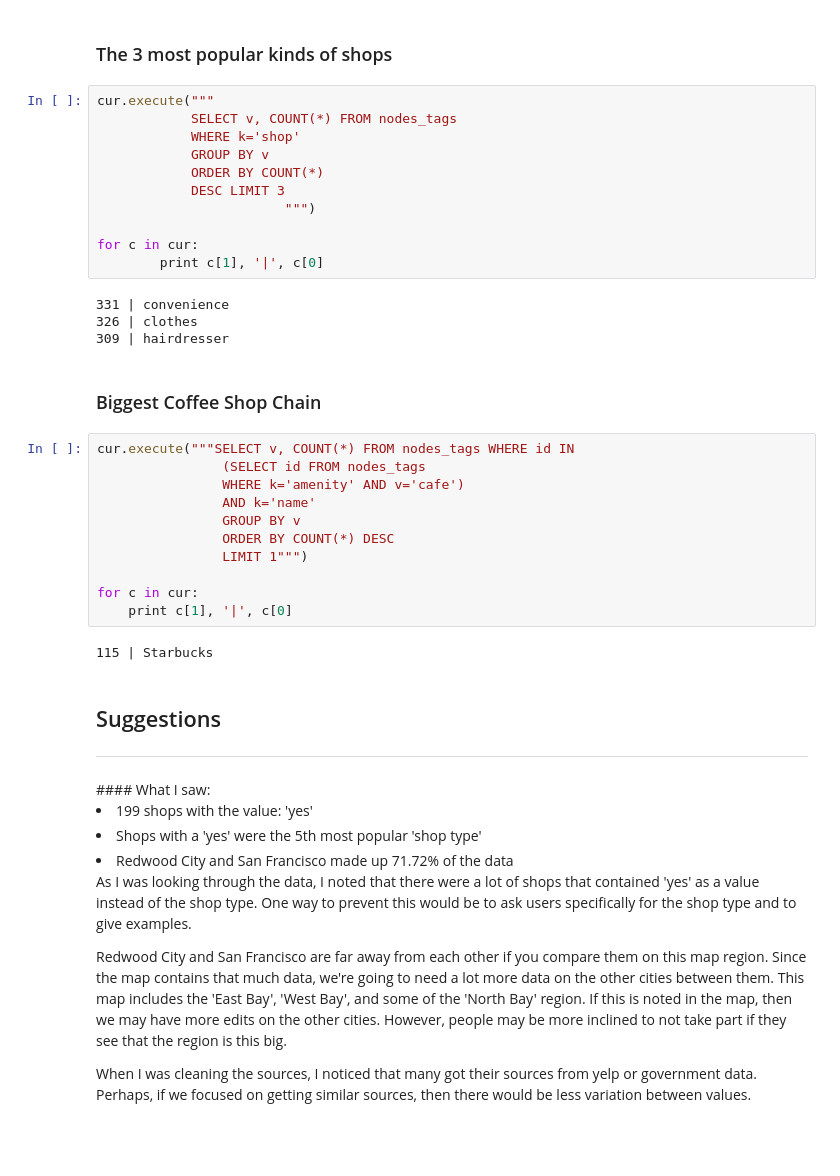
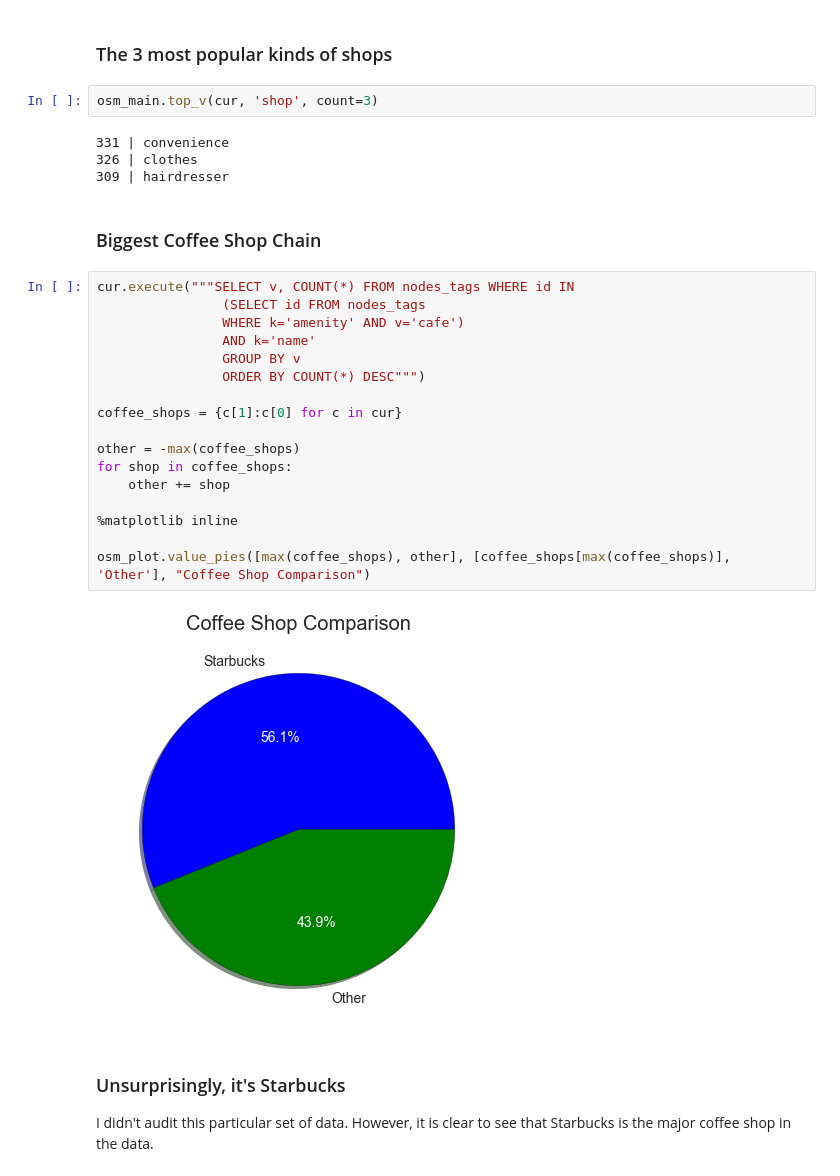
Before and after one commit to ppotiny/osm-SFdata, a Jupyter notebook: osm-SF-notebook.ipynb, the cells around one changed output. Cells and saved outputs as stored; diff of their text form; blank space fills up the shorter version.

```diff
--- a/osm-SF-notebook.ipynb
+++ b/osm-SF-notebook.ipynb
@@ -261,47 +204,33 @@ for c in cur:
 4 | juice
 # %% [markdown]
 ### The 3 most popular kinds of shops
-# %%
-cur.execute("""
-            SELECT v, COUNT(*) FROM nodes_tags
-            WHERE k='shop'
-            GROUP BY v
-            ORDER BY COUNT(*)
-            DESC LIMIT 3
-                        """)
-
-for c in cur:
-        print c[1], '|', c[0]
-# %% [output]
-331 | convenience
-326 | clothes
-309 | hairdresser
+# %%
+osm_main.top_v(cur, 'shop', count=3)
+# %% [output]
+331 | convenience
+326 | clothes
+309 | hairdresser
 # %% [markdown]
 ### Biggest Coffee Shop Chain
 # %%
 cur.execute("""SELECT v, COUNT(*) FROM nodes_tags WHERE id IN
                 (SELECT id FROM nodes_tags
                 WHERE k='amenity' AND v='cafe')
                 AND k='name'
                 GROUP BY v
-                ORDER BY COUNT(*) DESC
-                LIMIT 1""")
+                ORDER BY COUNT(*) DESC""")
 
-for c in cur:
-    print c[1], '|', c[0]
+coffee_shops = {c[1]:c[0] for c in cur}
+
+other = -max(coffee_shops)
+for shop in coffee_shops:
+    other += shop
+
+%matplotlib inline
+
+osm_plot.value_pies([max(coffee_shops), other], [coffee_shops[max(coffee_shops)], 'Other'], "Coffee Shop Comparison")
 # %% [output]
-115 | Starbucks
+[figure, added]
-# %% [markdown]
-<h2>Suggestions</h2>
-<hr>
-#### What I saw:
-<li> 199 shops with the value: 'yes' </li>
-<li> Shops with a 'yes' were the 5th most popular 'shop type' </li>
-<li> Redwood City and San Francisco made up 71.72% of the data </li>
-
-As I was looking through the data, I noted that there were a lot of shops that contained 'yes' as a value instead of the shop type.
-One way to prevent this would be to ask users specifically for the shop type and to give examples.
-
-Redwood City and San Francisco are far away from each other if you compare them on this map region. Since the map contains that much data, we're going to need a lot more data on the other cities between them. This map includes the 'East Bay', 'West Bay', and some of the 'North Bay' region. If this is noted in the map, then we may have more edits on the other cities. However, people may be more inclined to not take part if they see that the region is this big.
-
-When I was cleaning the sources, I noticed that many got their sources from yelp or government data. Perhaps, if we focused on getting similar sources, then there would be less variation between values.
+# %% [markdown]
+### Unsurprisingly, it's Starbucks
+I didn't audit this particular set of data. However, it is clear to see that Starbucks is the major coffee shop in the data.
```
Also changed, not shown: parts of 11 cells of this notebook.
